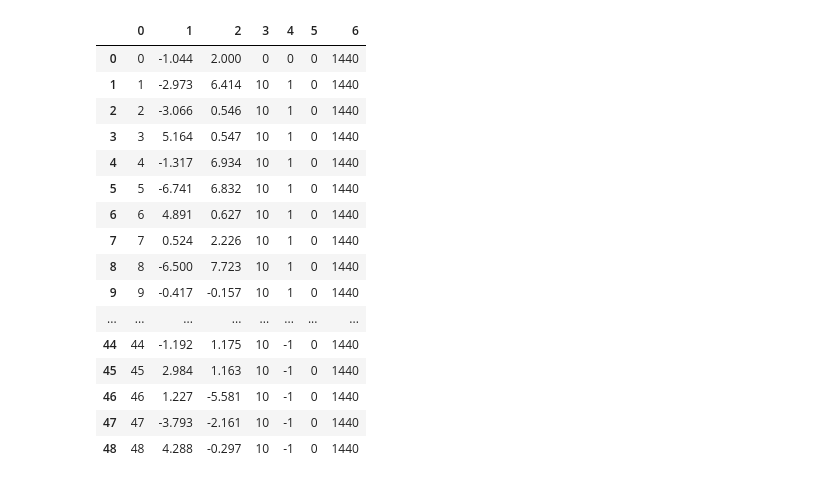
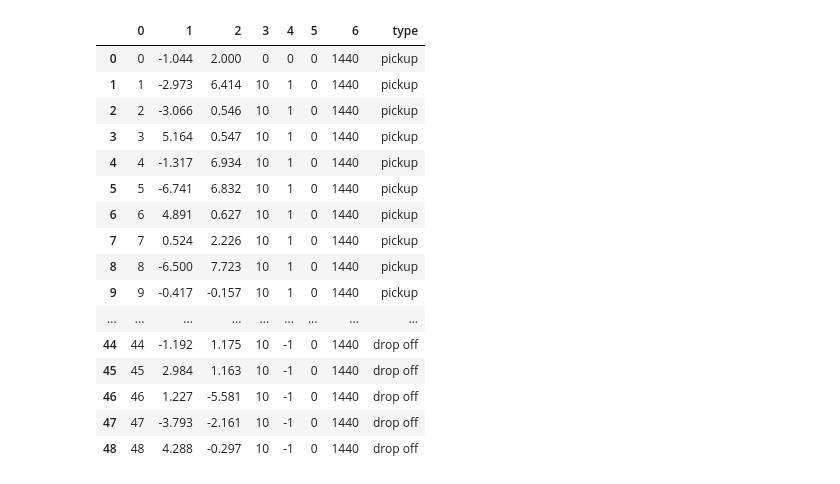
Before and after one commit to aicenter/Ridesharing_DARP_instances, a Jupyter notebook: python/nb/visualize classical instances.ipynb, the cells around one changed output. Drawn from its saved outputs; the diff is of its cells as text; code cells hidden in the pictures.

```diff
--- a/python/nb/visualize classical instances.ipynb
+++ b/python/nb/visualize classical instances.ipynb
@@ -6,24 +7,24 @@ path = r'D:\AIC data\DARP\chairelogistique.hec.ca\data\darp\tabu/pr01'
 # %%
 data = pd.read_csv(path, delim_whitespace=True, header=None, skiprows=1)
 req_count = len(data) / 2
-data['type']
+data['type'] = ['pickup' if i < req_count else 'drop off' for i in range(len(data))]
 data
 # %% [output]
-|  | 0 | 1 | 2 | 3 | 4 | 5 | 6 |
-| 0 | 0 | -1.044 | 2.000 | 0 | 0 | 0 | 1440 |
-| 1 | 1 | -2.973 | 6.414 | 10 | 1 | 0 | 1440 |
-| 2 | 2 | -3.066 | 0.546 | 10 | 1 | 0 | 1440 |
-| 3 | 3 | 5.164 | 0.547 | 10 | 1 | 0 | 1440 |
-| 4 | 4 | -1.317 | 6.934 | 10 | 1 | 0 | 1440 |
-| 5 | 5 | -6.741 | 6.832 | 10 | 1 | 0 | 1440 |
-| 6 | 6 | 4.891 | 0.627 | 10 | 1 | 0 | 1440 |
-| 7 | 7 | 0.524 | 2.226 | 10 | 1 | 0 | 1440 |
-| 8 | 8 | -6.500 | 7.723 | 10 | 1 | 0 | 1440 |
-| 9 | 9 | -0.417 | -0.157 | 10 | 1 | 0 | 1440 |
-| ... | ... | ... | ... | ... | ... | ... | ... |
-| 44 | 44 | -1.192 | 1.175 | 10 | -1 | 0 | 1440 |
-| 45 | 45 | 2.984 | 1.163 | 10 | -1 | 0 | 1440 |
-| 46 | 46 | 1.227 | -5.581 | 10 | -1 | 0 | 1440 |
-| 47 | 47 | -3.793 | -2.161 | 10 | -1 | 0 | 1440 |
-| 48 | 48 | 4.288 | -0.297 | 10 | -1 | 0 | 1440 |
+|  | 0 | 1 | 2 | 3 | 4 | 5 | 6 | type |
+| 0 | 0 | -1.044 | 2.000 | 0 | 0 | 0 | 1440 | pickup |
+| 1 | 1 | -2.973 | 6.414 | 10 | 1 | 0 | 1440 | pickup |
+| 2 | 2 | -3.066 | 0.546 | 10 | 1 | 0 | 1440 | pickup |
+| 3 | 3 | 5.164 | 0.547 | 10 | 1 | 0 | 1440 | pickup |
+| 4 | 4 | -1.317 | 6.934 | 10 | 1 | 0 | 1440 | pickup |
+| 5 | 5 | -6.741 | 6.832 | 10 | 1 | 0 | 1440 | pickup |
+| 6 | 6 | 4.891 | 0.627 | 10 | 1 | 0 | 1440 | pickup |
+| 7 | 7 | 0.524 | 2.226 | 10 | 1 | 0 | 1440 | pickup |
+| 8 | 8 | -6.500 | 7.723 | 10 | 1 | 0 | 1440 | pickup |
+| 9 | 9 | -0.417 | -0.157 | 10 | 1 | 0 | 1440 | pickup |
+| ... | ... | ... | ... | ... | ... | ... | ... | ... |
+| 44 | 44 | -1.192 | 1.175 | 10 | -1 | 0 | 1440 | drop off |
+| 45 | 45 | 2.984 | 1.163 | 10 | -1 | 0 | 1440 | drop off |
+| 46 | 46 | 1.227 | -5.581 | 10 | -1 | 0 | 1440 | drop off |
+| 47 | 47 | -3.793 | -2.161 | 10 | -1 | 0 | 1440 | drop off |
+| 48 | 48 | 4.288 | -0.297 | 10 | -1 | 0 | 1440 | drop off |
 # %%
```
Also changed, not shown: parts of 4 cells of this notebook.
